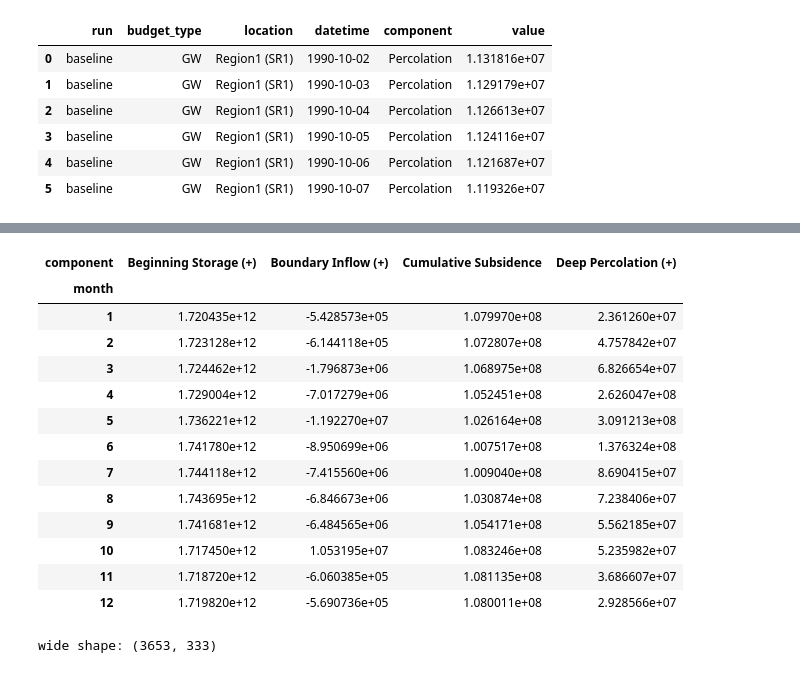
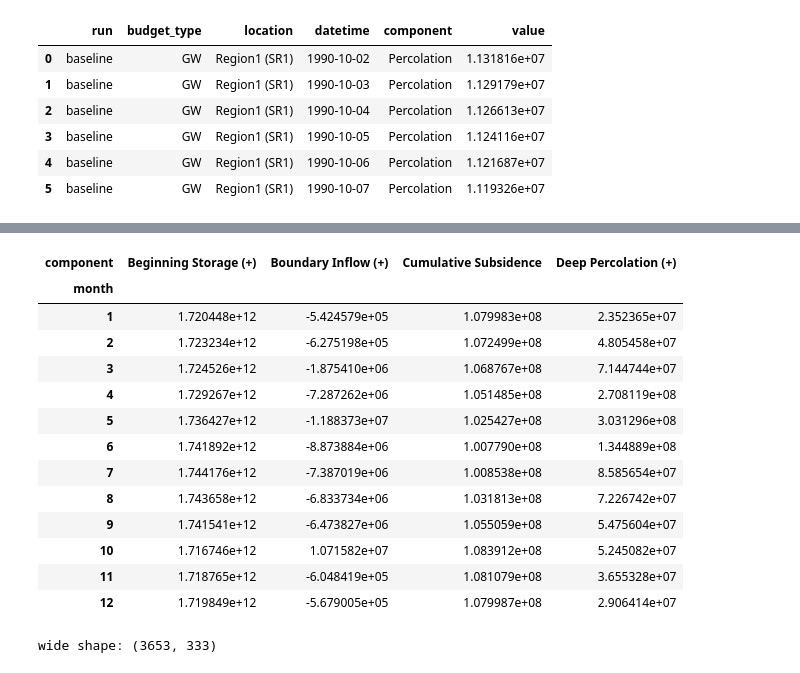
Before and after one commit to SercanC/iwfm-io, a Jupyter notebook: notebooks/03_reading_output_files.ipynb, the cells around one changed output, grey strips where cells are left out. Cells and saved outputs as stored; diff of their text form; code cells hidden in the pictures.

```diff
--- a/notebooks/03_reading_output_files.ipynb
+++ b/notebooks/03_reading_output_files.ipynb
@@ -260,24 +304,28 @@ annual.iloc[:5, :4]
 # %%
-# …or monthly seasonal means
-seasonal = (gw_entire.assign(month=gw_entire["datetime"].dt.month)
+# Monthly seasonal means — iwfm_day() keeps month labels honest (a
+# first-of-month midnight stamp belongs to the month it closes)
+from iwfm_io import iwfm_day
+
+seasonal = (gw_entire.assign(
+                month=iwfm_day(gw_entire["datetime"]).dt.month)
             .groupby(["month", "component"], observed=True)["value"].mean()
             .unstack("component"))
 seasonal.iloc[:, :4]
 # %% [output]
 | component | Beginning Storage (+) | Boundary Inflow (+) | Cumulative Subsidence | Deep Percolation (+) |
 | month |  |  |  |  |
-| 1 | 1.720435e+12 | -5.428573e+05 | 1.079970e+08 | 2.361260e+07 |
-| 2 | 1.723128e+12 | -6.144118e+05 | 1.072807e+08 | 4.757842e+07 |
-| 3 | 1.724462e+12 | -1.796873e+06 | 1.068975e+08 | 6.826654e+07 |
-| 4 | 1.729004e+12 | -7.017279e+06 | 1.052451e+08 | 2.626047e+08 |
-| 5 | 1.736221e+12 | -1.192270e+07 | 1.026164e+08 | 3.091213e+08 |
-| 6 | 1.741780e+12 | -8.950699e+06 | 1.007517e+08 | 1.376324e+08 |
-| 7 | 1.744118e+12 | -7.415560e+06 | 1.009040e+08 | 8.690415e+07 |
-| 8 | 1.743695e+12 | -6.846673e+06 | 1.030874e+08 | 7.238406e+07 |
-| 9 | 1.741681e+12 | -6.484565e+06 | 1.054171e+08 | 5.562185e+07 |
-| 10 | 1.717450e+12 | 1.053195e+07 | 1.083246e+08 | 5.235982e+07 |
-| 11 | 1.718720e+12 | -6.060385e+05 | 1.081135e+08 | 3.686607e+07 |
-| 12 | 1.719820e+12 | -5.690736e+05 | 1.080011e+08 | 2.928566e+07 |
+| 1 | 1.720448e+12 | -5.424579e+05 | 1.079983e+08 | 2.352365e+07 |
+| 2 | 1.723234e+12 | -6.275198e+05 | 1.072499e+08 | 4.805458e+07 |
+| 3 | 1.724526e+12 | -1.875410e+06 | 1.068767e+08 | 7.144744e+07 |
+| 4 | 1.729267e+12 | -7.287262e+06 | 1.051485e+08 | 2.708119e+08 |
+| 5 | 1.736427e+12 | -1.188373e+07 | 1.025427e+08 | 3.031296e+08 |
+| 6 | 1.741892e+12 | -8.873884e+06 | 1.007790e+08 | 1.344889e+08 |
+| 7 | 1.744176e+12 | -7.387019e+06 | 1.008538e+08 | 8.585654e+07 |
+| 8 | 1.743658e+12 | -6.833734e+06 | 1.031813e+08 | 7.226742e+07 |
+| 9 | 1.741541e+12 | -6.473827e+06 | 1.055059e+08 | 5.475604e+07 |
+| 10 | 1.716746e+12 | 1.071582e+07 | 1.083912e+08 | 5.245082e+07 |
+| 11 | 1.718765e+12 | -6.048419e+05 | 1.081079e+08 | 3.655328e+07 |
+| 12 | 1.719849e+12 | -5.679005e+05 | 1.079987e+08 | 2.906414e+07 |
 # %%
 # Wide-form pivot: (run, budget_type, location, component) columns
 wide = long_df.pivot_table(
```
Also changed, not shown: parts of 5 cells of this notebook, 13 other files.
